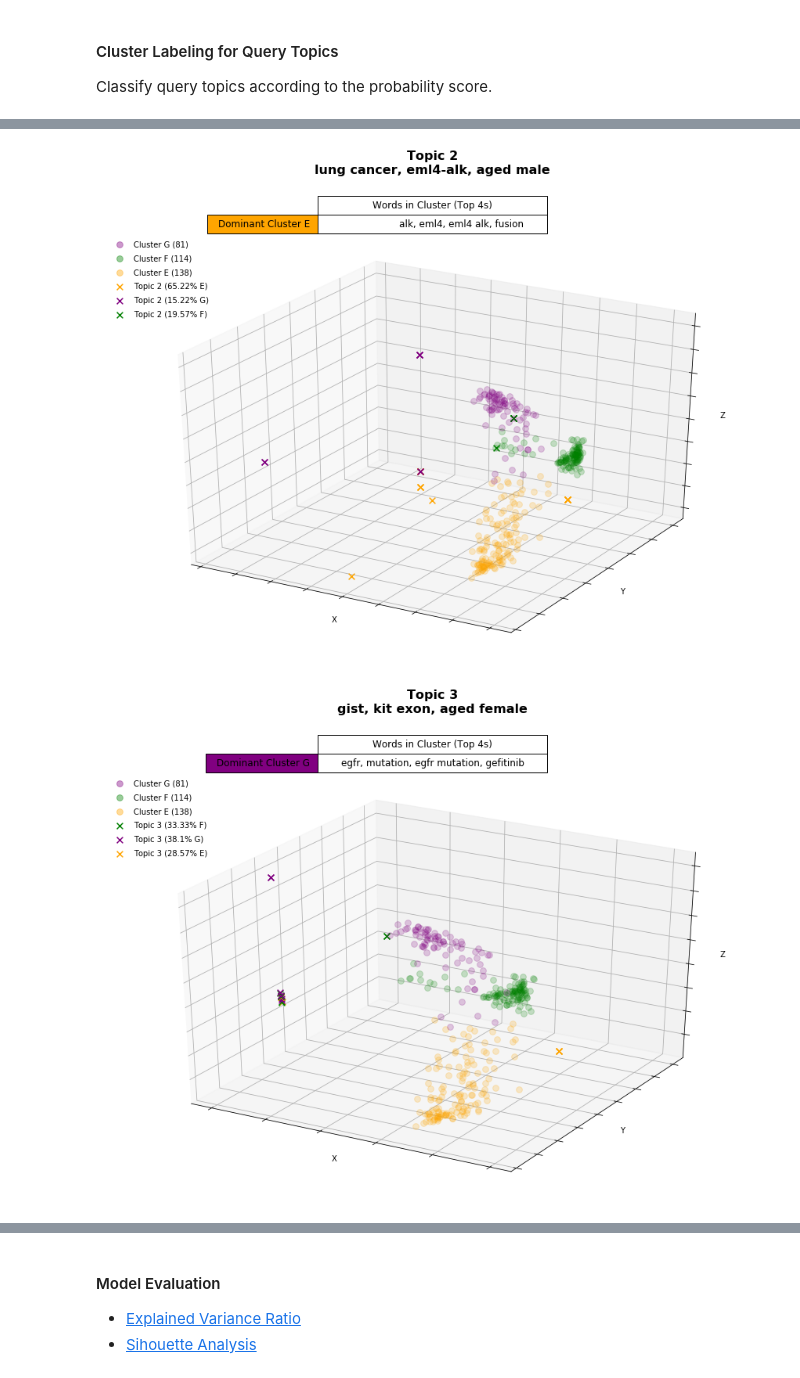
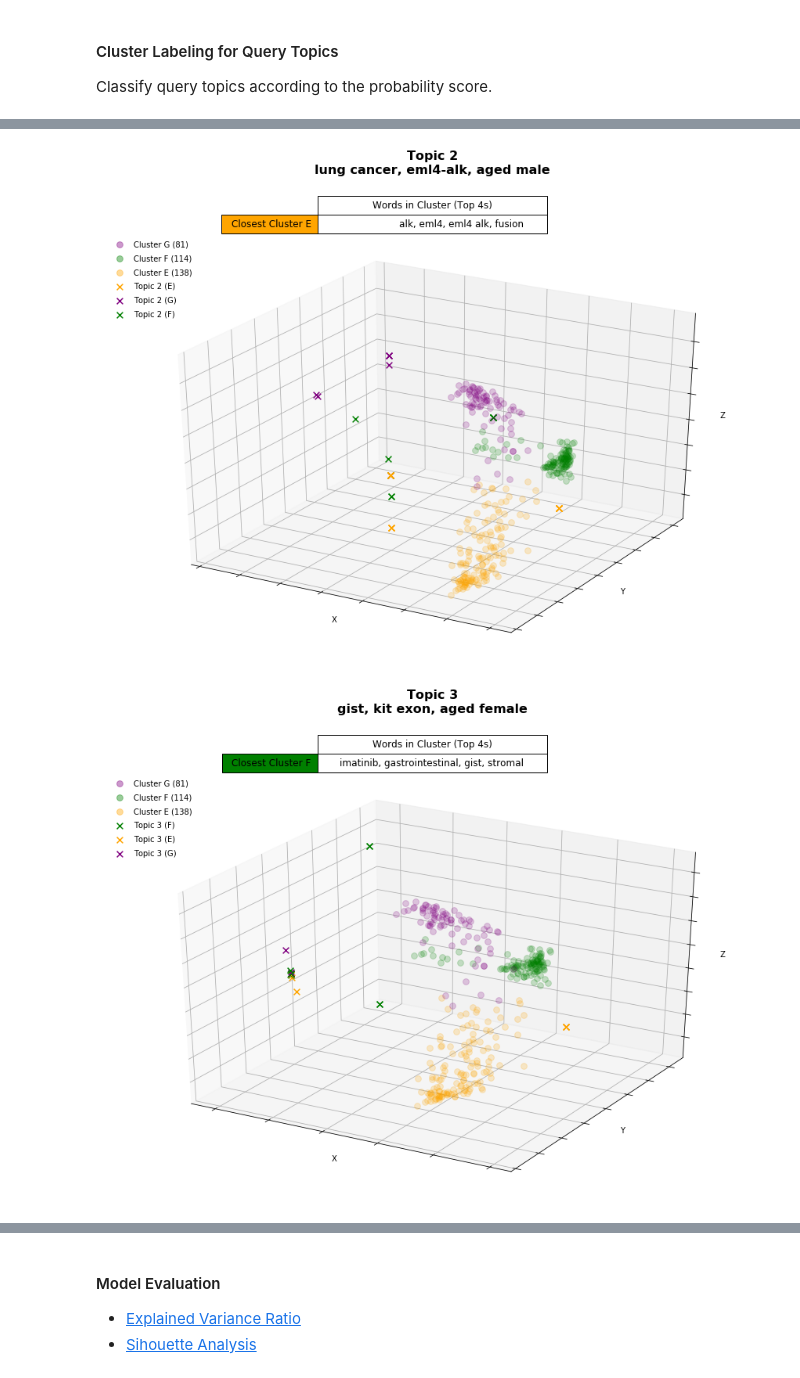
Before and after one commit to nphan20181/Topic_Modeling_n_Document_Ranking, a Jupyter notebook: Topic_Modeling_n_Document_Ranking.ipynb, the cells around one changed output, grey strips where cells are left out. Saved outputs shown, nothing was run; the diff lists cells and outputs as text; code cells hidden in the pictures.

```diff
--- a/Topic_Modeling_n_Document_Ranking.ipynb
+++ b/Topic_Modeling_n_Document_Ranking.ipynb
@@ -556,19 +555,33 @@ Classify query topics according to the probability score.
 # %%
 X_lsa_topics = []    # extracted features for query topics
 topic_labels = []    # cluster labels for query topics
-cluster_probs = []
+topic_dist = []      # store the distance to closest cluster for each feature in the topic
 
 # extract features and get predicted cluster labels for query topics
 for i in range(0, topics.shape[0]):
     X_lsa_topics.append(lsa.fit_transform(tfidf_vect.fit_transform(
         topics.loc[topics['Topic'] == 'topic' + str(i + 1), 'Processed_Text'].values[0].split(' '))))
     topic_labels.append(km.predict(X_lsa_topics[i]))      # predicted cluster labels
-    unique, counts = np.unique(topic_labels[i], return_counts=True)
-    cluster_probs.append({cluster_names[label]: round((counts[index] / np.sum(counts))*100, 2)
-                          for index, label in enumerate(unique)})
+
+    # get the minimum distance to closest cluster
+    min_dist = np.min(np.abs(X_lsa_topics[i]), axis=1)
+
+    # store the minimum distance for each feature
+    c_dict = {}
+    for index, c_label in enumerate(topic_labels[i]):
+        if c_label not in c_dict:
+            c_dict.update({c_label: [min_dist[index]]})
+        else:
+            c_dict[c_label].append(min_dist[index])
+
+    # compute the mean values of min distance for each class label
+    avg_dist = {}
+    for key in c_dict:
+        avg_dist.update({cluster_names[key]: np.mean(c_dict[key])})
+    topic_dist.append(avg_dist)
 # %%
 # plot the clusters and query topics
 for i in range(0, topics.shape[0]):
     helpers.plot_clusters_3D(X_lsa, cluster_labels, X_lsa_topics, cluster_names, topic_labels,
-           cluster_probs[i], topic_names, cluster_dict, i)
+           topic_dist[i], topic_names, cluster_dict, i)
 # %% [output]
@@ -576,2 +589,2 @@ for i in range(0, topics.shape[0]):
-[figure, old version]
+[figure, new version]
-[figure, old version]
+[figure, new version]
```
Also changed, not shown: parts of 7 cells of this notebook.
